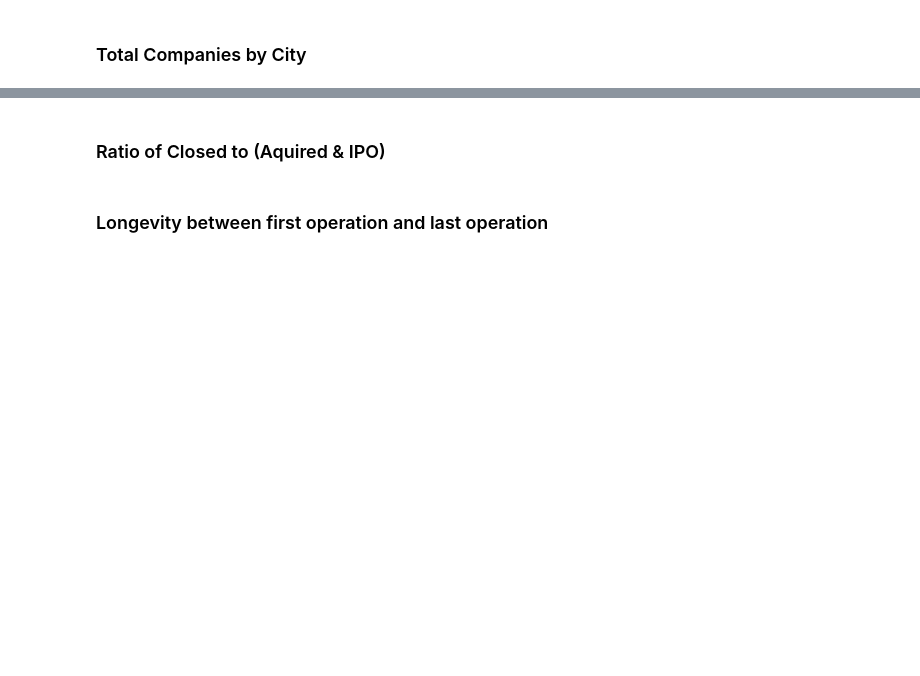
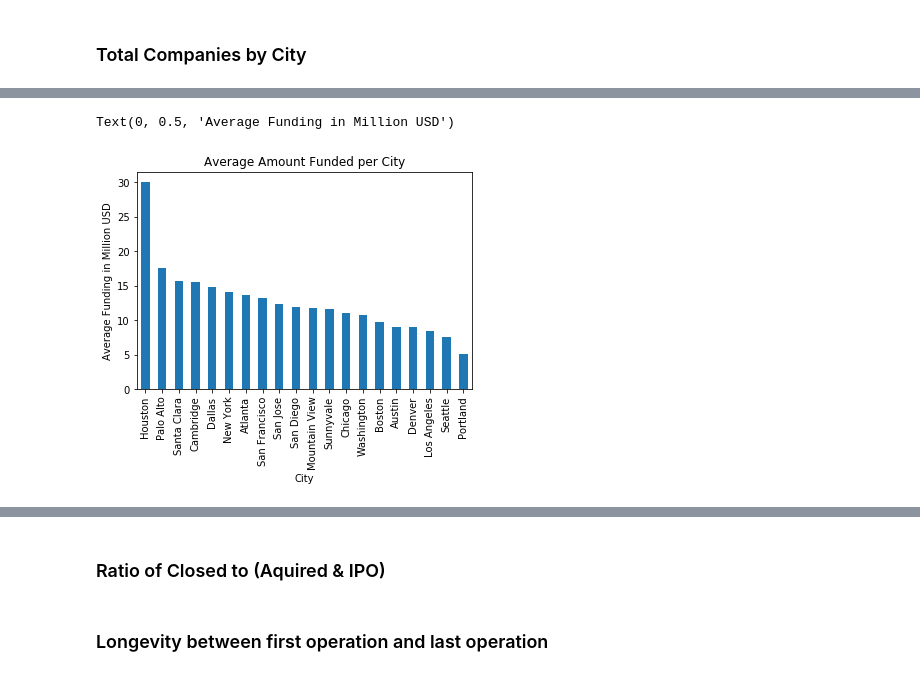
Before and after one commit to mdavis917/COGS108_Repo, a Jupyter notebook: FinalProject.ipynb, the cells around one changed output, grey strips where cells are left out. Cells and saved outputs as stored; diff of their text form; code cells hidden in the pictures; blank space fills up the shorter version.

```diff
--- a/FinalProject.ipynb
+++ b/FinalProject.ipynb
@@ -142,0 +171,29 @@ Name: city, Length: 158, dtype: int64
+# %%
+# dataframe to count average amount funded per industry
+df_loc_avg_fund = df_loc_total_fund.copy()
+
+# add funding rounds column
+funding_rounds = [0,0,0,0,0,0,0,0,0,0,0,0,0,0,0,0,0,0,0,0]
+df_loc_avg_fund['funding_rounds'] = funding_rounds
+
+# find total amounted funded by industry
+for index, row in df_loc_copy.iterrows():
+
+    # if there was funding
+    if df_loc_avg_fund.index.contains(row['city']):
+        df_loc_avg_fund.loc[row['city'], 'funding_rounds'] += row['funding_rounds']
+
+# find the average funding and drop unnecessary columns
+df_loc_avg_fund['average_fund'] = df_loc_avg_fund['total_fund'] / df_loc_avg_fund['funding_rounds']
+df_loc_avg_fund.drop(['total_fund','funding_rounds'],axis=1,inplace=True)
+
+# sort the value
+df_loc_avg_fund.sort_values(by=['average_fund'], inplace=True, ascending=False)
+
+# visualize the data
+graph = df_loc_avg_fund.plot.bar(title='Average Amount Funded per City',legend=False)
+graph.set_xlabel('City')
+graph.set_ylabel('Average Funding in Million USD')
+# %% [output]
+Text(0, 0.5, 'Average Funding in Million USD')
+[figure, added]
```
Also changed, not shown: parts of 33 cells of this notebook.
